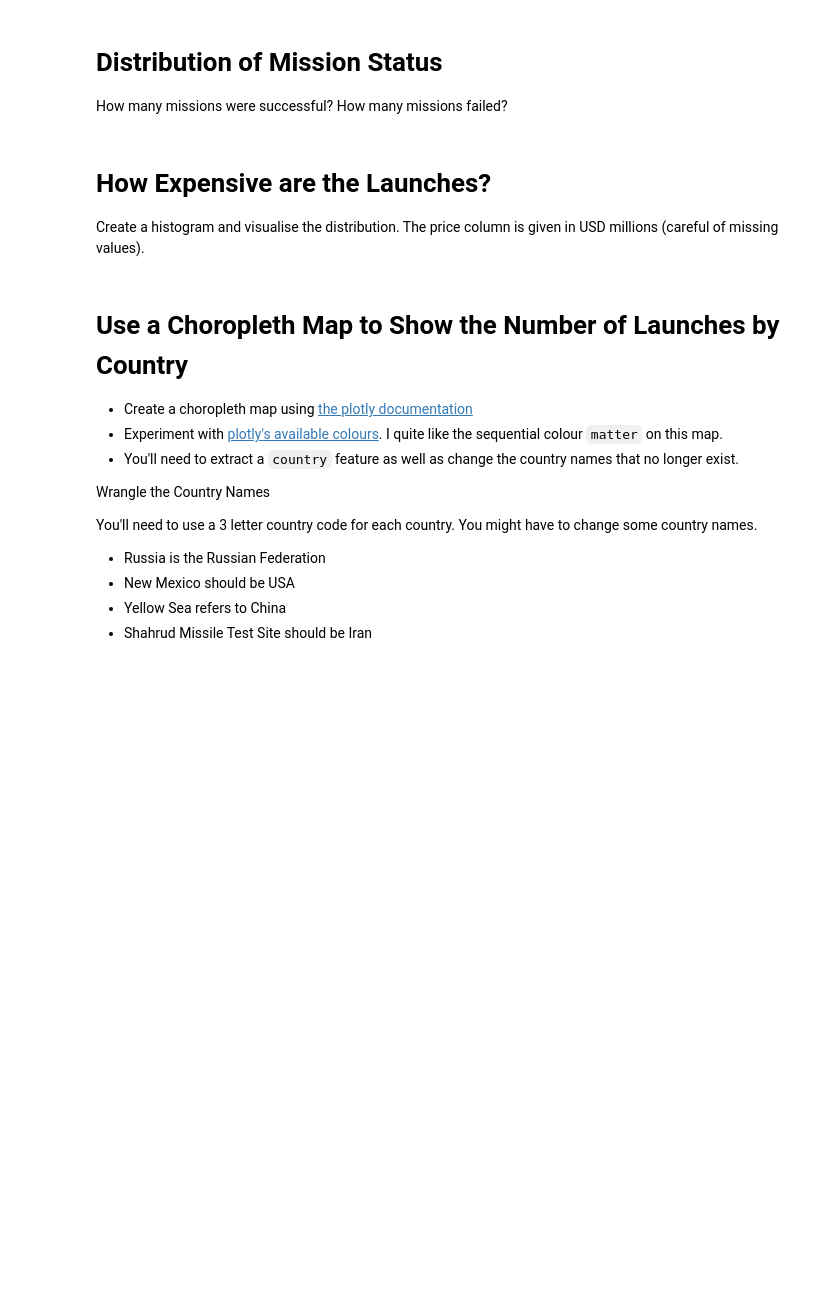
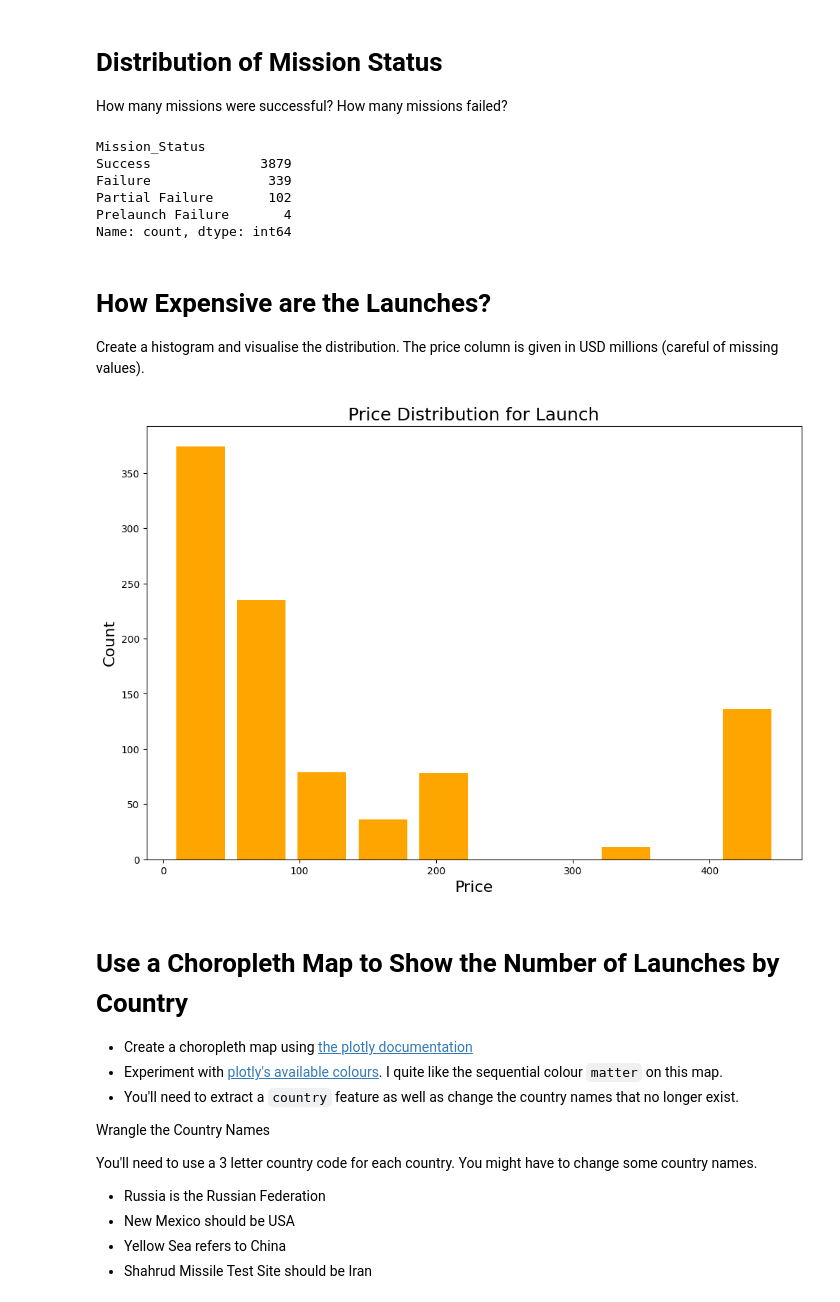
Before and after one commit to chgwyellow/Analyse---Visualise-the-Space-Race, a Jupyter notebook: Space_Missions_Analysis.ipynb, the cells around one changed output. Cells and saved outputs as stored; diff of their text form; code cells hidden in the pictures; blank space fills up the shorter version.

Commit message:
completed the price histogram.

```diff
--- a/Space_Missions_Analysis.ipynb
+++ b/Space_Missions_Analysis.ipynb
@@ -158,10 +156,37 @@ There are [3534] retired rockets and [790] active rockets.
 
 How many missions were successful?
 How many missions failed?
+# %%
+df_data.Mission_Status.value_counts()
+# %% [output]
+Mission_Status
+Success              3879
+Failure               339
+Partial Failure       102
+Prelaunch Failure       4
+Name: count, dtype: int64
 # %% [markdown]
 # How Expensive are the Launches?
 
 Create a histogram and visualise the distribution. The price column is given in USD millions (careful of missing values).
+# %%
+df_data.Price = pd.to_numeric(df_data.Price, errors="coerce")
+# %%
+plt.figure(figsize=(12,8))
+
+plt.hist(
+    df_data.Price,
+    color="orange",
+    rwidth=0.8 # relative width, the gap between the bar
+)
+
+plt.xlabel("Price", fontsize = 16)
+plt.ylabel("Count", fontsize = 16)
+plt.title("Price Distribution for Launch", fontsize = 18)
+
+plt.show()
+# %% [output]
+[figure, added]
 # %% [markdown]
 # Use a Choropleth Map to Show the Number of Launches by Country
 
```
Also changed, not shown: parts of 2 cells of this notebook.
